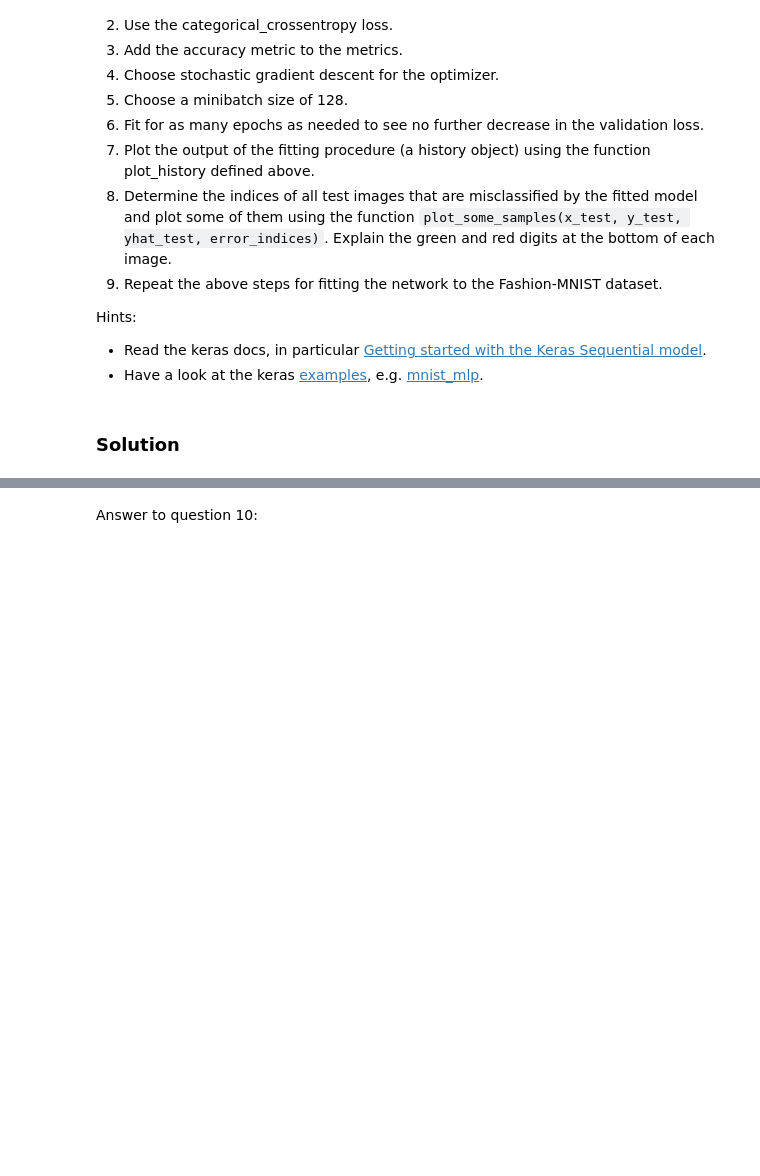
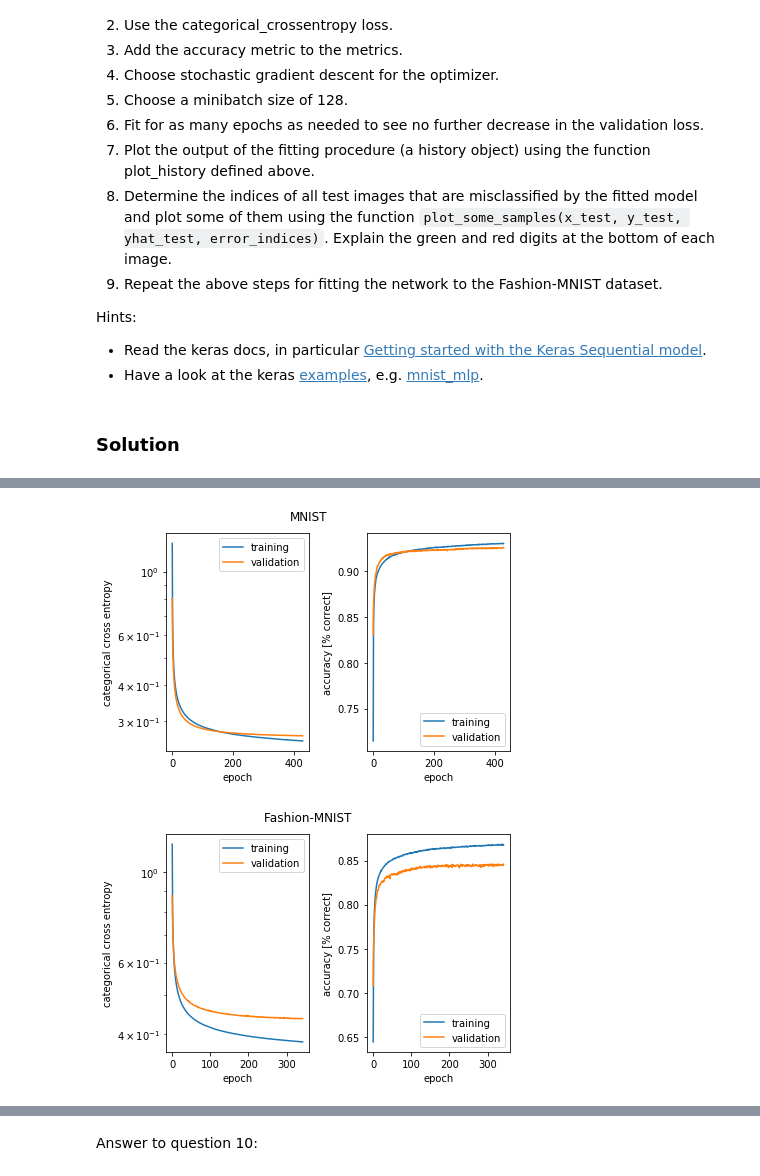
Before and after one commit to FredrikBixo/Artificial-neural-networks-miniproject1, a Jupyter notebook: miniproject1.ipynb, the cells around one changed output, grey strips where cells are left out. Saved outputs shown, nothing was run; the diff lists cells and outputs as text; code cells hidden in the pictures; blank space fills up the shorter version.

```diff
--- a/miniproject1.ipynb
+++ b/miniproject1.ipynb
@@ -359,0 +296,7 @@ Test accuracy: 0.8361
+# %%
+# Load path
+load_path = Path('./save/exercice2/')
+# Load histories
+histories_2 , summaries_2, scores_2 = load(load_path)
+# Load models
+models_2 = pickle.load(open(join(load_path, Path('models.pkl')), "rb" ))
@@ -359,0 +310,8 @@ Test accuracy: 0.8361
+# %%
+standard, fashion = 'MNIST', 'Fashion-MNIST'
+
+_ = plot_history(histories_2[standard], title=standard)
+_ = plot_history(histories_2[fashion], title=fashion)
+# %% [output]
+[figure, added]
+[figure, added]
```
Also changed, not shown: parts of 72 cells of this notebook.
